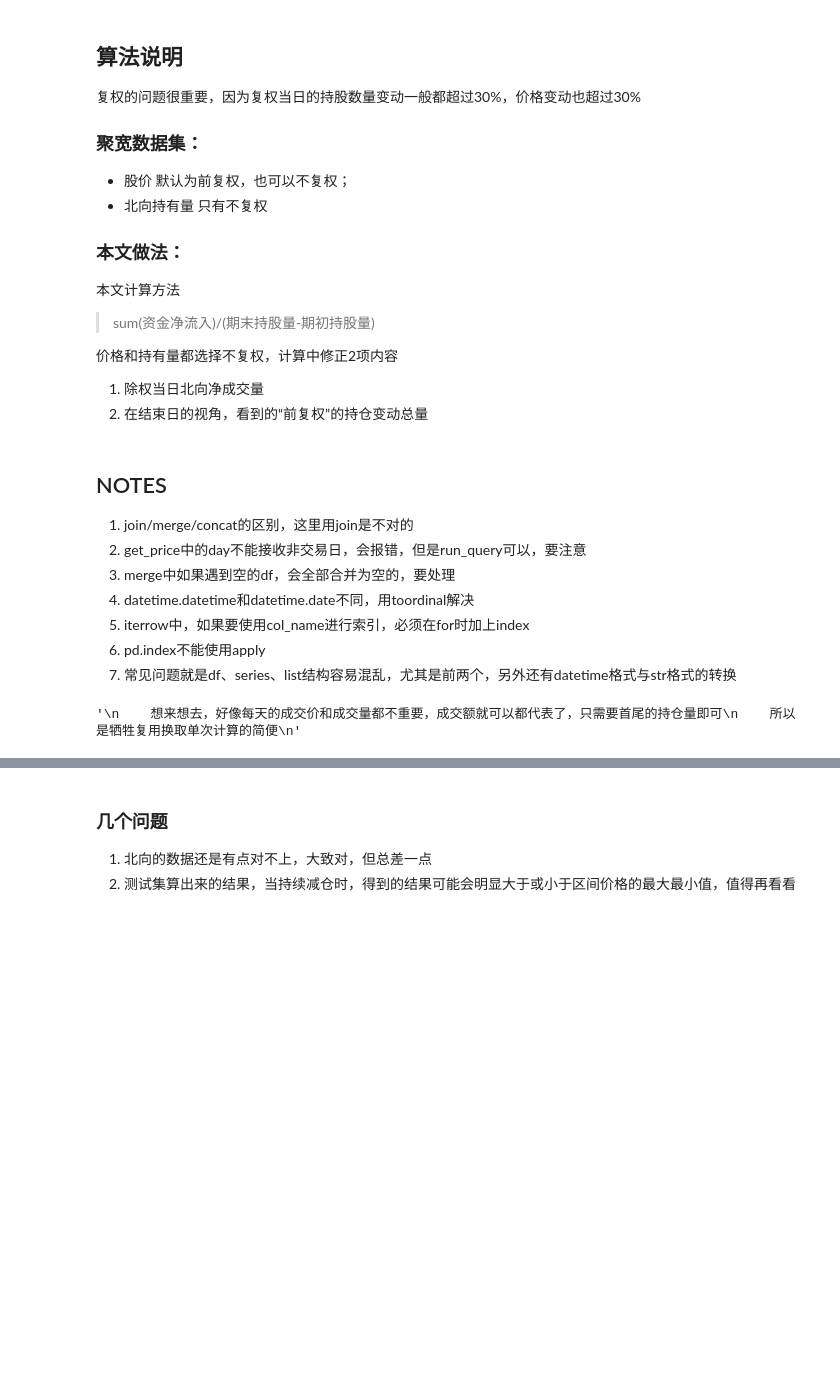
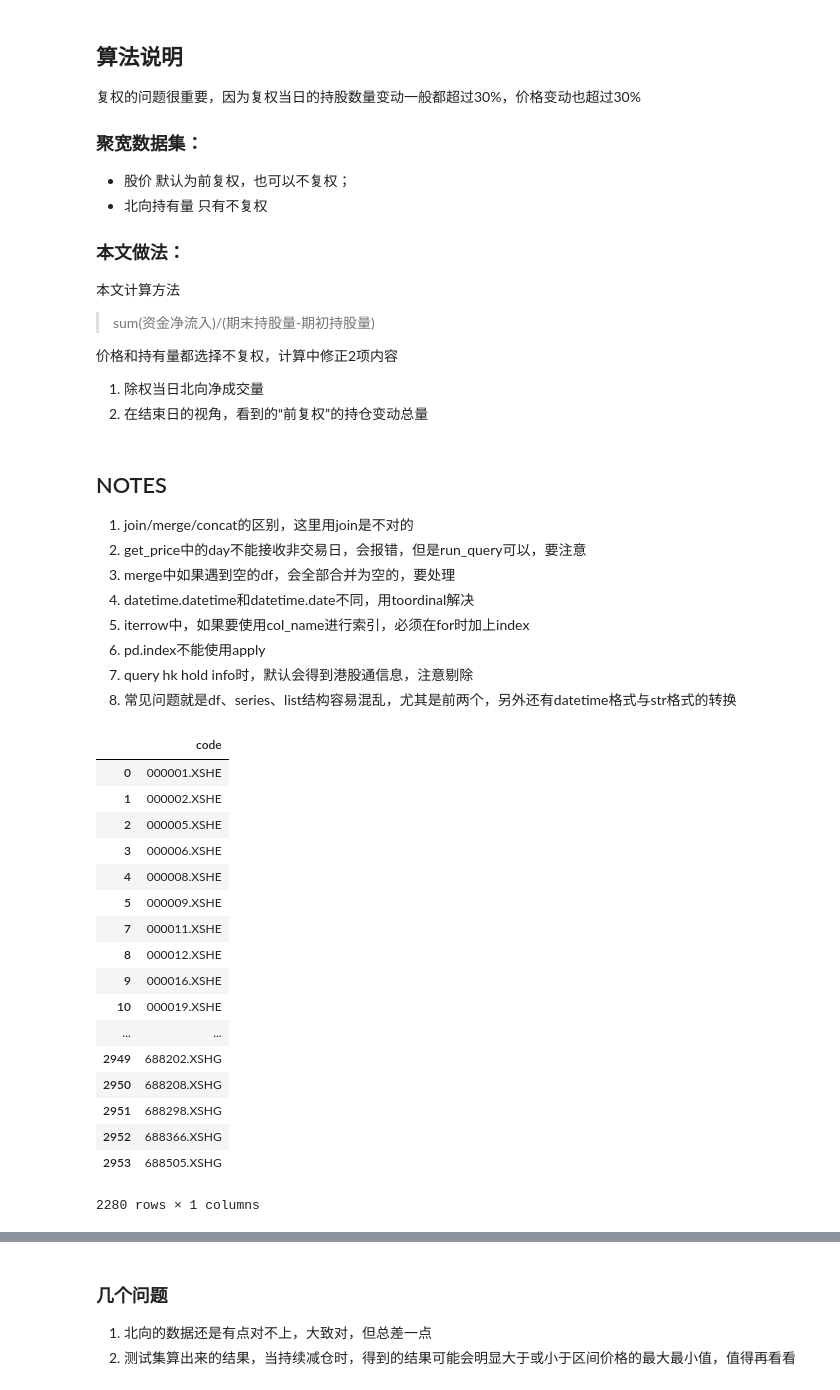
Before and after one commit to John2016/stock_scripts, a Jupyter notebook: research/roll_cost_of_hk.ipynb, the cells around one changed output, grey strips where cells are left out. Saved outputs shown, nothing was run; the diff lists cells and outputs as text; code cells hidden in the pictures; blank space fills up the shorter version.

```diff
--- a/research/roll_cost_of_hk.ipynb
+++ b/research/roll_cost_of_hk.ipynb
@@ -234,6 +234,7 @@ def revise_buis(df1):
 4. datetime.datetime和datetime.date不同，用toordinal解决
 5. iterrow中，如果要使用col_name进行索引，必须在for时加上index
 6. pd.index不能使用apply
+7. query hk hold info时，默认会得到港股通信息，注意剔除
 7. 常见问题就是df、series、list结构容易混乱，尤其是前两个，另外还有datetime格式与str格式的转换
 # %%
 #
@@ -302,10 +303,12 @@ def get_hold_result(end_date=None, n_days = None, securities = None):
 
     # 获得结束日的北向持仓股票列表
     if securities == None:
-        q0 = query(finance.STK_HK_HOLD_INFO.code).filter(finance.STK_HK_HOLD_INFO.date == date)
+
+        q0 = query(finance.STK_HK_HOLD_INFO.code).filter(finance.STK_HK_HOLD_INFO.day == end_date)
         df0 = finance.run_query(q0)
 
-        securities = np.array(df0['code']).flatten.tolist()
+        securities = securities[securities.code.str.len() == 11]
+        securities = df0['code'].tolist()
 
     df1 = get_vol_roll(end_date, n_days, securities)
     print("shape of df1: ", df1.shape)
@@ -342,19 +345,25 @@ def get_hold_result(end_date=None, n_days = None, securities = None):
     result['avg_cost'] = result['net_cash'] / result['hold_change_re']
 
     return result
-
-
-
-# 返回最近一年操作最终的平均持仓成本
-'''
-    干扰因素：拆股，全都采用前复权价格，计算中直接用总金额计算，规避干扰因素
-    使用前复权可以解决分红问题，但是拆股送股，由于初始的股数并未追溯调整，所以要追溯调整股数使其准确，注意要调整的是股票数的差额
-    即将起始股数调多，然后计算差额
-    A股股票现金分红少见，而送转多见，所以这个调整是必须的
-'''
-'''
-    想来想去，好像每天的成交价和成交量都不重要，成交额就可以都代表了，只需要首尾的持仓量即可
-    所以是牺牲复用换取单次计算的简便
-'''
-# %% [output]
-'\n    想来想去，好像每天的成交价和成交量都不重要，成交额就可以都代表了，只需要首尾的持仓量即可\n    所以是牺牲复用换取单次计算的简便\n'
+# %%
+df0 = df0[df0['code'].str.len() == 11 ]
+df0
+# %% [output]
+|  | code |
+| 0 | 000001.XSHE |
+| 1 | 000002.XSHE |
+| 2 | 000005.XSHE |
+| 3 | 000006.XSHE |
+| 4 | 000008.XSHE |
+| 5 | 000009.XSHE |
+| 7 | 000011.XSHE |
+| 8 | 000012.XSHE |
+| 9 | 000016.XSHE |
+| 10 | 000019.XSHE |
+| ... | ... |
+| 2949 | 688202.XSHG |
+| 2950 | 688208.XSHG |
+| 2951 | 688298.XSHG |
+| 2952 | 688366.XSHG |
+| 2953 | 688505.XSHG |
+2280 rows × 1 columns
```
Also changed, not shown: parts of 10 cells of this notebook, 1 other file.
